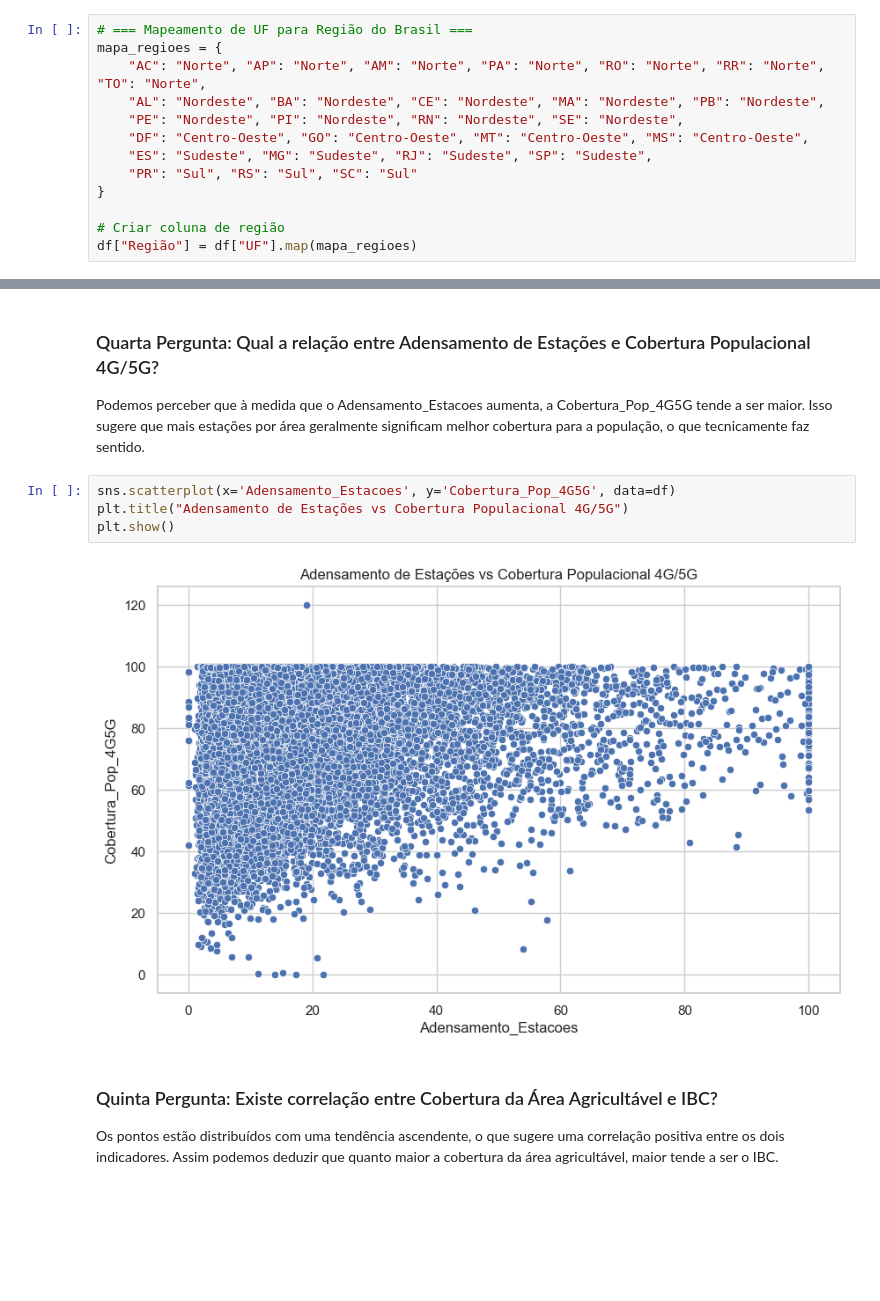
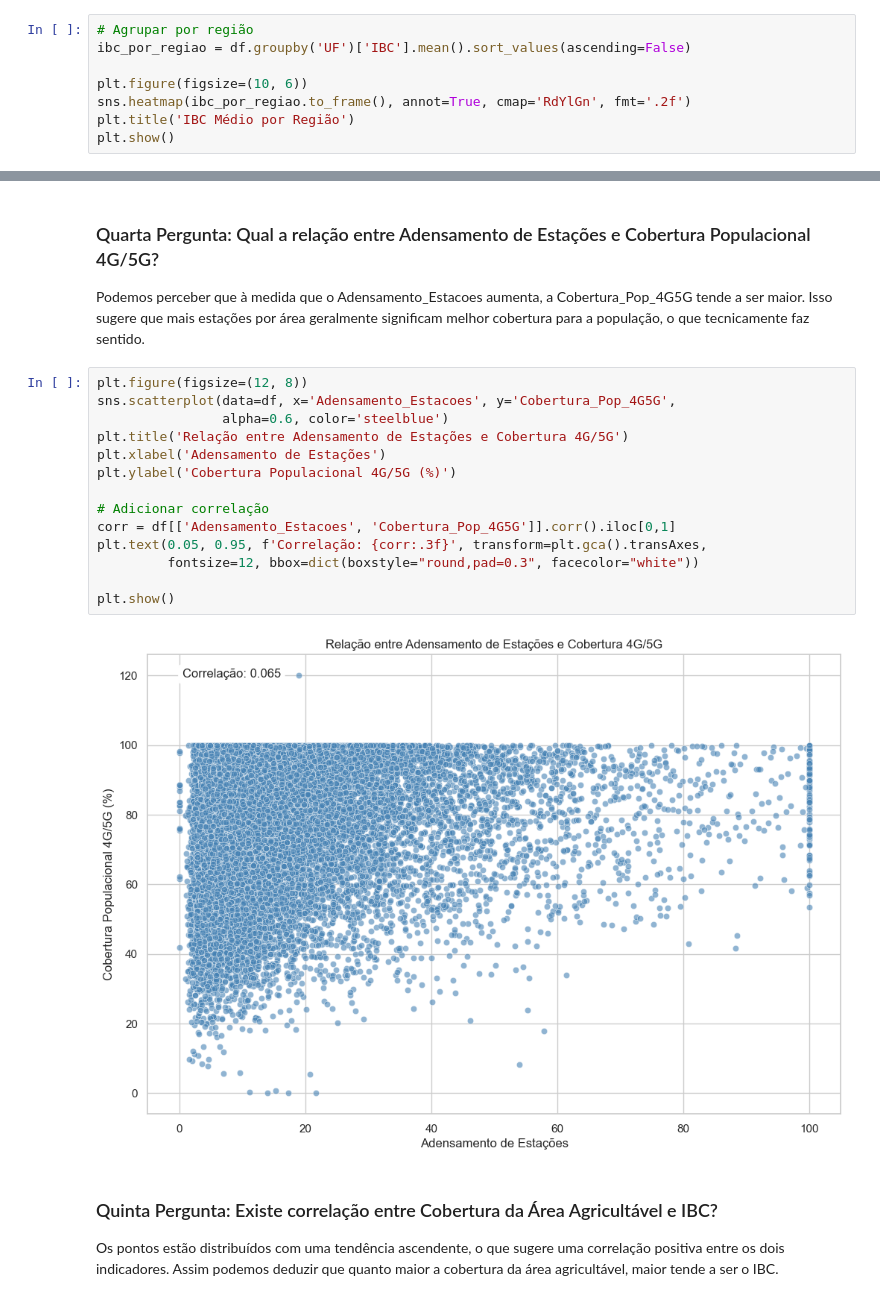
Before and after one commit to mariaclaraps/projeto-ciencia-dos-dados, a Jupyter notebook: notebooks/eda_IBC_municipios.ipynb, the cells around one changed output, grey strips where cells are left out. Cells and saved outputs as stored; diff of their text form; blank space fills up the shorter version.

```diff
--- a/notebooks/eda_IBC_municipios.ipynb
+++ b/notebooks/eda_IBC_municipios.ipynb
@@ -149,16 +149,11 @@ plt.show()
 ### Primeira Pergunta: Há relação entre a Região do município e o IBC
 Pela a análise dos gráficos abaixo, podemos perceber que nas regiões com maiores cidade como Sul e suldeste, apresentam melhores Indices de IBC médio. Enquanto regiões mais interioras como Norte e Nordeste, apresentam indices menores.
 # %%
-# === Mapeamento de UF para Região do Brasil ===
-mapa_regioes = {
-    "AC": "Norte", "AP": "Norte", "AM": "Norte", "PA": "Norte", "RO": "Norte", "RR": "Norte", "TO": "Norte",
-    "AL": "Nordeste", "BA": "Nordeste", "CE": "Nordeste", "MA": "Nordeste", "PB": "Nordeste",
-    "PE": "Nordeste", "PI": "Nordeste", "RN": "Nordeste", "SE": "Nordeste",
-    "DF": "Centro-Oeste", "GO": "Centro-Oeste", "MT": "Centro-Oeste", "MS": "Centro-Oeste",
-    "ES": "Sudeste", "MG": "Sudeste", "RJ": "Sudeste", "SP": "Sudeste",
-    "PR": "Sul", "RS": "Sul", "SC": "Sul"
-}
+# Agrupar por região
+ibc_por_regiao = df.groupby('UF')['IBC'].mean().sort_values(ascending=False)
 
-# Criar coluna de região
-df["Região"] = df["UF"].map(mapa_regioes)
+plt.figure(figsize=(10, 6))
+sns.heatmap(ibc_por_regiao.to_frame(), annot=True, cmap='RdYlGn', fmt='.2f')
+plt.title('IBC Médio por Região')
+plt.show()
 # %% [output]
@@ -218,11 +217,21 @@ plt.show()
 Podemos perceber que à medida que o Adensamento_Estacoes aumenta, a Cobertura_Pop_4G5G tende a ser maior.
 Isso sugere que mais estações por área geralmente significam melhor cobertura para a população, o que tecnicamente faz sentido.
 # %%
-sns.scatterplot(x='Adensamento_Estacoes', y='Cobertura_Pop_4G5G', data=df)
-plt.title("Adensamento de Estações vs Cobertura Populacional 4G/5G")
+plt.figure(figsize=(12, 8))
+sns.scatterplot(data=df, x='Adensamento_Estacoes', y='Cobertura_Pop_4G5G',
+                alpha=0.6, color='steelblue')
+plt.title('Relação entre Adensamento de Estações e Cobertura 4G/5G')
+plt.xlabel('Adensamento de Estações')
+plt.ylabel('Cobertura Populacional 4G/5G (%)')
+
+# Adicionar correlação
+corr = df[['Adensamento_Estacoes', 'Cobertura_Pop_4G5G']].corr().iloc[0,1]
+plt.text(0.05, 0.95, f'Correlação: {corr:.3f}', transform=plt.gca().transAxes,
+         fontsize=12, bbox=dict(boxstyle="round,pad=0.3", facecolor="white"))
+
 plt.show()
 # %% [output]
-[figure, old version]
+[figure, new version]
 # %% [markdown]
 ### Quinta Pergunta: Existe correlação entre Cobertura da Área Agricultável e IBC?
 Os pontos estão distribuídos com uma tendência ascendente, o que sugere uma correlação positiva entre os dois indicadores. Assim podemos deduzir que quanto maior a cobertura da área agricultável, maior tende a ser o IBC.
```
Also changed, not shown: parts of 2 cells of this notebook.
